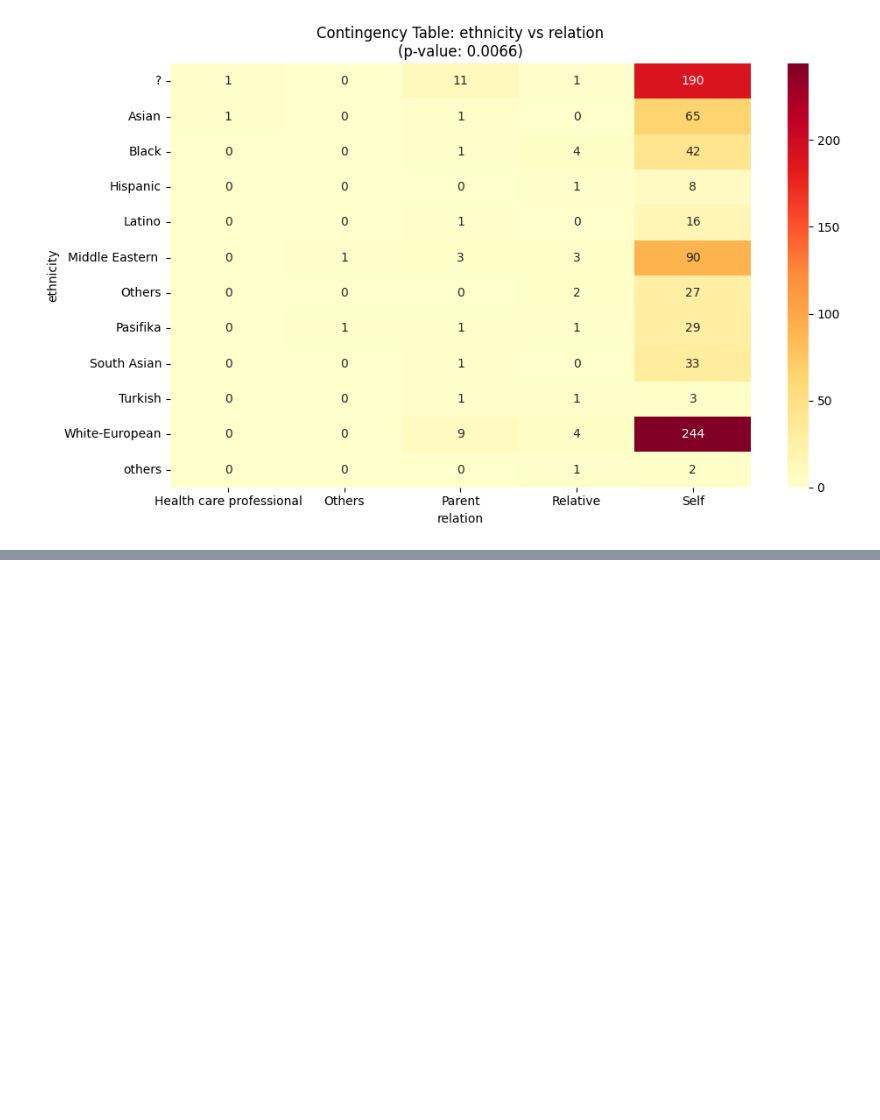
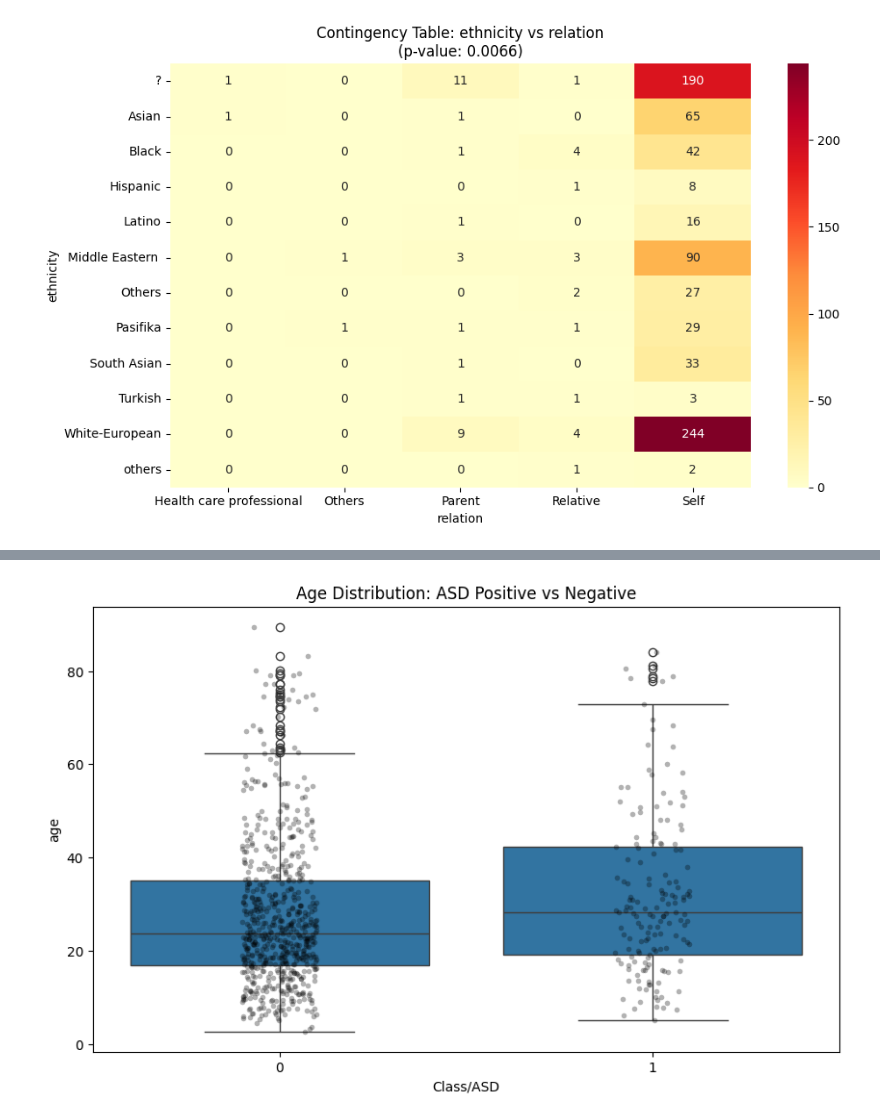
Before and after one commit to robertjshirts/asd-hackathon-25, a Jupyter notebook: ASD-Analysis.ipynb, the cells around one changed output, grey strips where cells are left out. Drawn from its saved outputs; the diff is of its cells as text; code cells hidden in the pictures; blank space fills up the shorter version.

Commit message:
Added Mann-Whiteney U test, only graphing age vs autism

```diff
--- a/ASD-Analysis.ipynb
+++ b/ASD-Analysis.ipynb
@@ -535,0 +535,92 @@ Plotting significant relationships (p < 0.05)...
+# %%
+#@title Mann-Whiteney U Test
+def perform_mann_whitney_test(data, group_column, value_column, group1, group2):
+    """
+    Perform Mann-Whitney U test between two groups.
+
+    Parameters:
+    -----------
+    data : pandas.DataFrame
+        The input dataframe
+    group_column : str
+        Column name containing group labels
+    value_column : str
+        Column name containing values to compare
+    group1 : str/int
+        Label of first group
+    group2 : str/int
+        Label of second group
+
+    Returns:
+    --------
+    tuple
+        (U statistic, p-value)
+    """
+    # Extract values for each group
+    group1_values = data[data[group_column] == group1][value_column]
+    group2_values = data[data[group_column] == group2][value_column]
+
+    # Perform Mann-Whitney U test
+    statistic, p_value = stats.mannwhitneyu(
+        group1_values,
+        group2_values,
+        alternative='two-sided'
+    )
+
+    return statistic, p_value
+
+def plot_group_comparison(data, group_column, value_column, group1, group2, title=None):
+    """
+    Create a box plot comparing the distribution of values between two groups.
+
+    Parameters:
+    -----------
+    data : pandas.DataFrame
+        The input dataframe
+    group_column : str
+        Column name containing group labels
+    value_column : str
+        Column name containing values to compare
+    group1 : str/int
+        Label of first group
+    group2 : str/int
+        Label of second group
+    title : str, optional
+        Plot title
+    """
+    plt.figure(figsize=(10, 6))
+
+    # Create box plot
+    sns.boxplot(x=group_column, y=value_column, data=data[data[group_column].isin([group1, group2])])
+
+    # Add individual points
+    sns.stripplot(x=group_column, y=value_column, data=data[data[group_column].isin([group1, group2])],
+                 color='black', alpha=0.3, size=4)
+
+    if title:
+        plt.title(title)
+    plt.show()
+
+# Example: Compare age distribution between ASD positive and negative groups
+statistic, p_value = perform_mann_whitney_test(
+    train,
+    'Class/ASD',
+    'age',
+    1,  # ASD positive
+    0   # ASD negative
+)
+
+print(f"Mann-Whitney U test results:")
+print(f"U statistic: {statistic:.2f}")
+print(f"p-value: {p_value:.4f}")
+
+# Create visualization
+plot_group_comparison(
+    train,
+    'Class/ASD',
+    'age',
+    1,
+    0,
+    title='Age Distribution: ASD Positive vs Negative'
+)
+# %% [output]
@@ -536,3 +630,4 @@ Plotting significant relationships (p < 0.05)...
+[figure, added]
 # %%
 #@title Cramér’s V
 # %%
```
Also changed, not shown: parts of 3 cells of this notebook.
